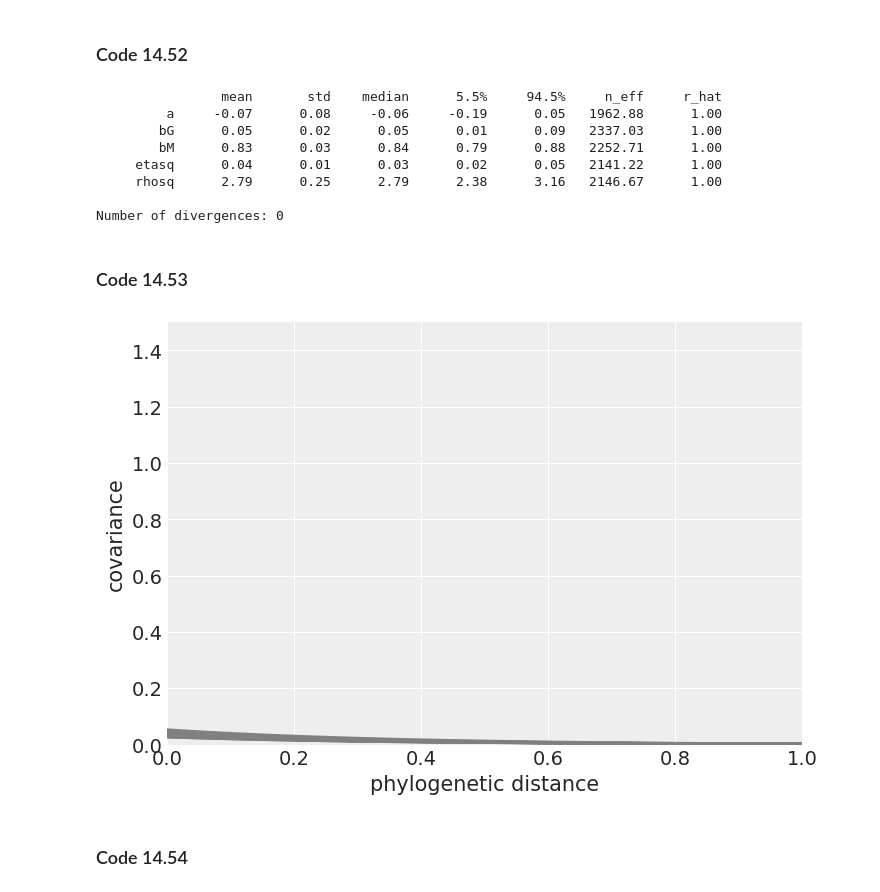
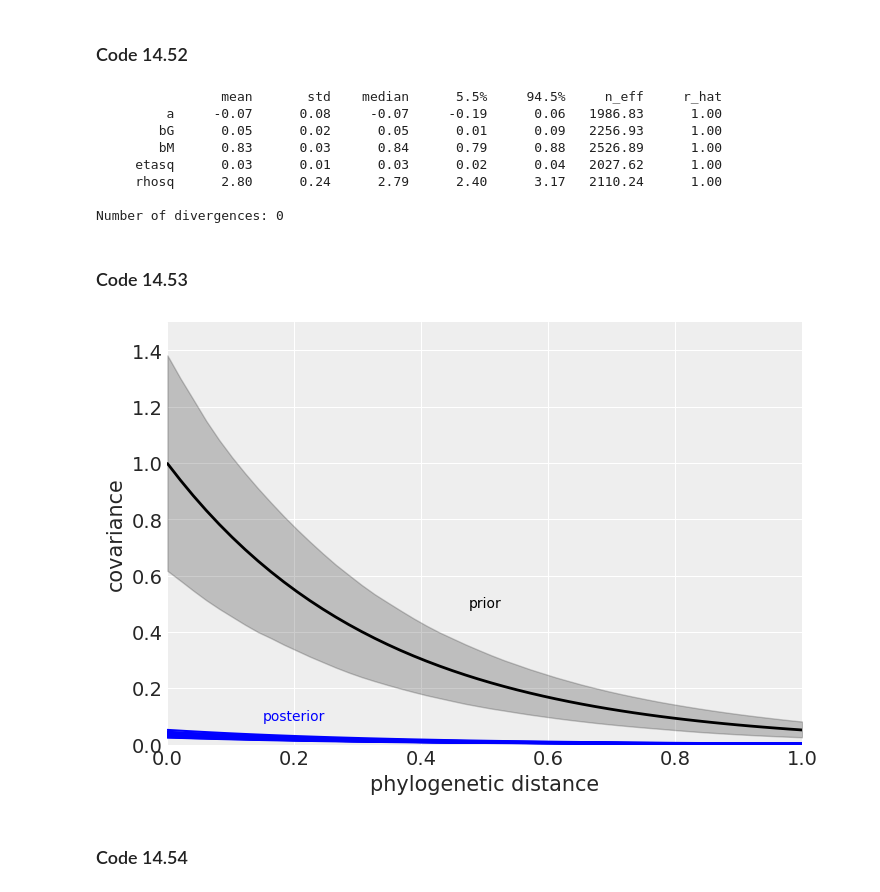
Before and after one commit to fehiepsi/rethinking-numpyro, a Jupyter notebook: 14-adventures-in-covariance.ipynb, the cells around one changed output. Cells and saved outputs as stored; diff of their text form; code cells hidden in the pictures.

```diff
--- a/14-adventures-in-covariance.ipynb
+++ b/14-adventures-in-covariance.ipynb
@@ -1132,8 +1132,8 @@ def model(M, B, Dmat, G):
     a = numpyro.sample("a", dist.Normal(0, 1))
     bM = numpyro.sample("bM", dist.Normal(0, 0.5))
     bG = numpyro.sample("bG", dist.Normal(0, 0.5))
-    etasq = numpyro.sample("etasq", dist.TruncatedNormal(low=0, loc=1, scale=0.25))
-    rhosq = numpyro.sample("rhosq", dist.TruncatedNormal(low=0, loc=3, scale=0.25))
+    etasq = numpyro.sample("etasq", dist.FoldedDistribution(dist.Normal(1, 0.25)))
+    rhosq = numpyro.sample("rhosq", dist.FoldedDistribution(dist.Normal(3, 0.25)))
     SIGMA = cov_GPL1(Dmat, etasq, rhosq, 0.01)
     mu = a + bM * M + bG * G
     numpyro.sample("B", dist.MultivariateNormal(mu, SIGMA), obs=B)
@@ -1152,11 +1152,11 @@ m14_11.run(
 m14_11.print_summary(0.89)
 # %% [output]
                 mean       std    median      5.5%     94.5%     n_eff     r_hat
-         a     -0.07      0.08     -0.06     -0.19      0.05   1962.88      1.00
-        bG      0.05      0.02      0.05      0.01      0.09   2337.03      1.00
-        bM      0.83      0.03      0.84      0.79      0.88   2252.71      1.00
-     etasq      0.04      0.01      0.03      0.02      0.05   2141.22      1.00
-     rhosq      2.79      0.25      2.79      2.38      3.16   2146.67      1.00
+         a     -0.07      0.08     -0.07     -0.19      0.06   1986.83      1.00
+        bG      0.05      0.02      0.05      0.01      0.09   2256.93      1.00
+        bM      0.83      0.03      0.84      0.79      0.88   2526.89      1.00
+     etasq      0.03      0.01      0.03      0.02      0.04   2027.62      1.00
+     rhosq      2.80      0.24      2.79      2.40      3.17   2110.24      1.00
 
 Number of divergences: 0
 # %% [markdown]
@@ -1164,20 +1164,30 @@ Number of divergences: 0
 # %%
 post = m14_11.get_samples()
 plt.subplot(
     xlim=(0, jnp.max(dat_list["Dmat"]).item()),
     ylim=(0, 1.5),
     xlabel="phylogenetic distance",
     ylabel="covariance",
 )
 
 # posterior
 x = jnp.linspace(0, jnp.max(dat_list["Dmat"]), 101)
 for i in range(30):
-    plt.plot(x, post["etasq"][i] * jnp.exp(-post["rhosq"][i] * x), "gray")
+    plt.plot(x, post["etasq"][i] * jnp.exp(-post["rhosq"][i] * x), "b")
+
+# prior mean and 89% interval
+eta = jnp.abs(dist.Normal(1, 0.25).sample(random.PRNGKey(0), (int(1e3),)))
+rho = jnp.abs(dist.Normal(3, 0.25).sample(random.PRNGKey(1), (int(1e3),)))
+d_seq = jnp.linspace(0, 1, 50)
+K = vmap(lambda x: eta * jnp.exp(-rho * x))(d_seq)
+plt.plot(d_seq, jnp.mean(K, axis=1), lw=2, color="k")
+plt.fill_between(d_seq, *jnp.percentile(K, q=jnp.array([5.5, 94.5]), axis=1), color="k", alpha=0.2)
+plt.annotate("prior", (0.5, 0.5), ha="center", va="center", color="k")
+plt.annotate("posterior", (0.2, 0.1), ha="center", va="center", color="b")
 if "SVG" in os.environ:
     set_matplotlib_formats("svg")
 # %% [output]
-[figure, old version]
+[figure, new version]
 # %% [markdown]
 ### Code 14.54
 # %%
```
Also changed, not shown: 3 other files.
